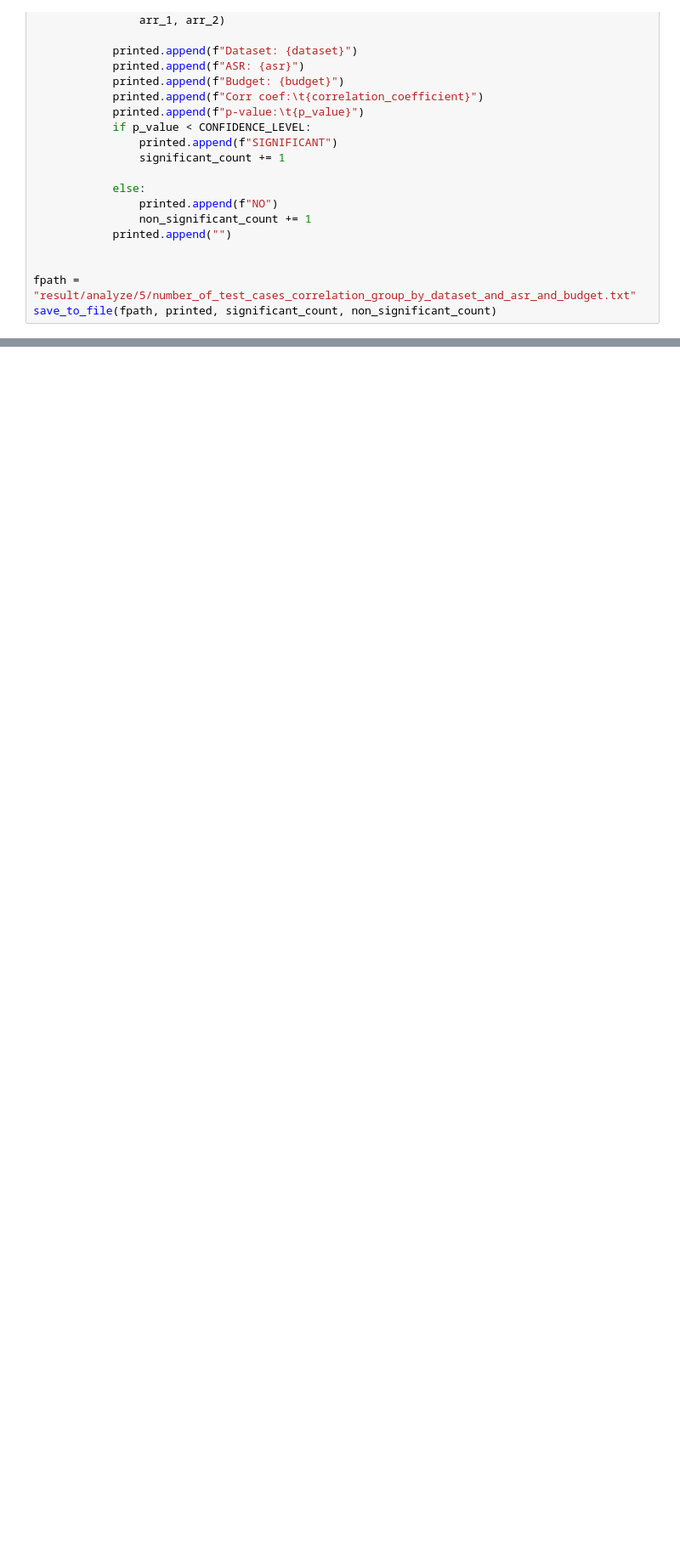
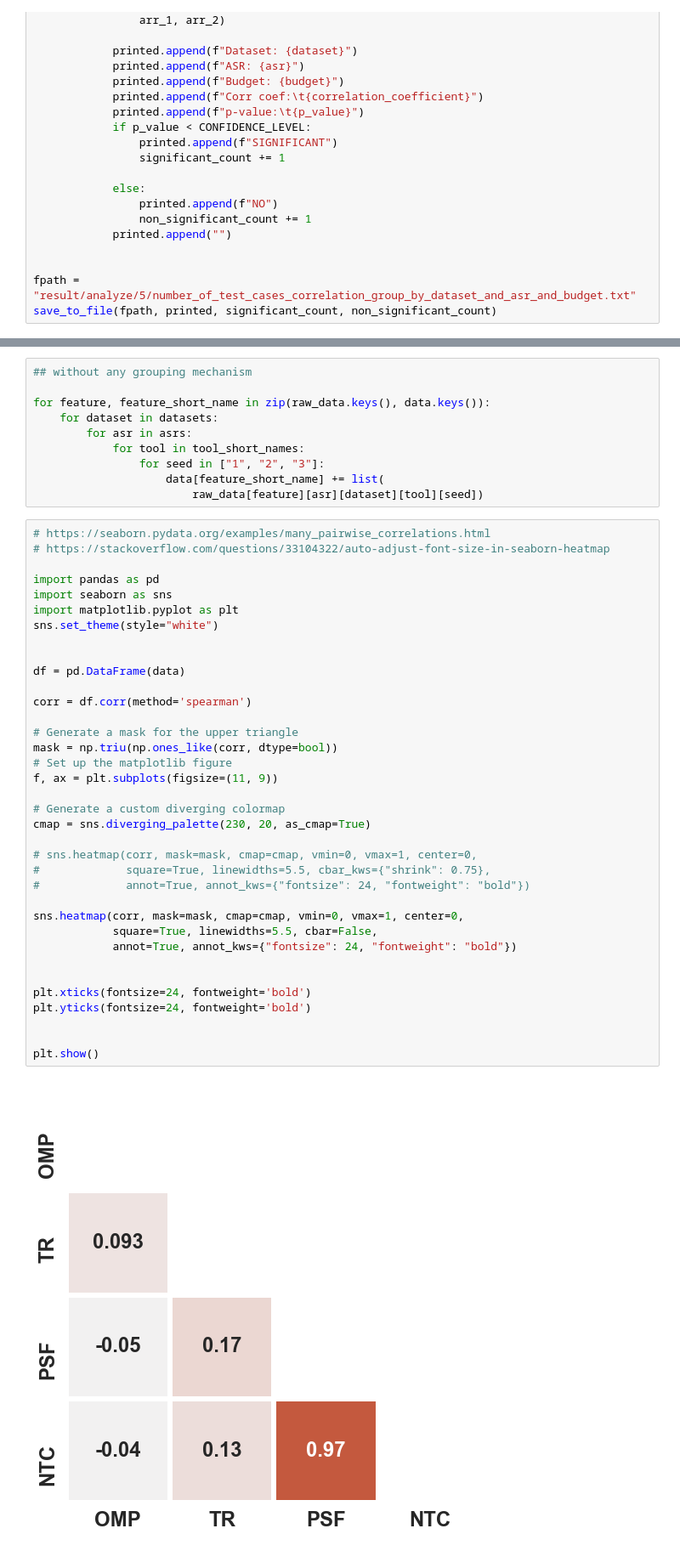
Before and after one commit to yangzhou6666/ASRProphet, a Jupyter notebook: correlation-analysis.ipynb, the cells around one changed output, grey strips where cells are left out. Shown: that part at 85% size. Cells and saved outputs as stored; diff of their text form; blank space fills up the shorter version.

```diff
--- a/correlation-analysis.ipynb
+++ b/correlation-analysis.ipynb
@@ -961,0 +1087,48 @@ save_to_file(fpath, printed, significant_count, non_significant_count)
+# %%
+## without any grouping mechanism
+
+for feature, feature_short_name in zip(raw_data.keys(), data.keys()):
+    for dataset in datasets:
+        for asr in asrs:
+            for tool in tool_short_names:
+                for seed in ["1", "2", "3"]:
+                    data[feature_short_name] += list(
+                        raw_data[feature][asr][dataset][tool][seed])
+# %%
+# https://seaborn.pydata.org/examples/many_pairwise_correlations.html
+# https://stackoverflow.com/questions/33104322/auto-adjust-font-size-in-seaborn-heatmap
+
+import pandas as pd
+import seaborn as sns
+import matplotlib.pyplot as plt
+sns.set_theme(style="white")
+
+
+df = pd.DataFrame(data)
+
+corr = df.corr(method='spearman')
+
+# Generate a mask for the upper triangle
+mask = np.triu(np.ones_like(corr, dtype=bool))
+# Set up the matplotlib figure
+f, ax = plt.subplots(figsize=(11, 9))
+
+# Generate a custom diverging colormap
+cmap = sns.diverging_palette(230, 20, as_cmap=True)
+
+# sns.heatmap(corr, mask=mask, cmap=cmap, vmin=0, vmax=1, center=0,
+#             square=True, linewidths=5.5, cbar_kws={"shrink": 0.75},
+#             annot=True, annot_kws={"fontsize": 24, "fontweight": "bold"})
+
+sns.heatmap(corr, mask=mask, cmap=cmap, vmin=0, vmax=1, center=0,
+            square=True, linewidths=5.5, cbar=False,
+            annot=True, annot_kws={"fontsize": 24, "fontweight": "bold"})
+
+
+plt.xticks(fontsize=24, fontweight='bold')
+plt.yticks(fontsize=24, fontweight='bold')
+
+
+plt.show()
+# %% [output]
+[figure, added]
```
Also changed, not shown: parts of 14 cells of this notebook.
